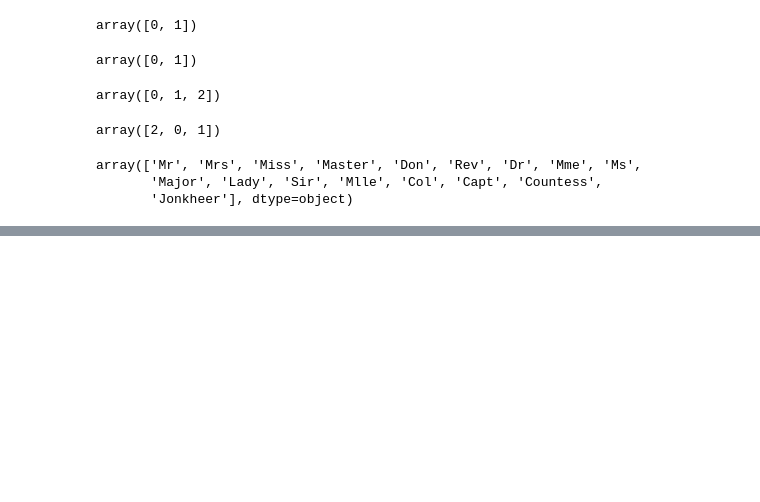
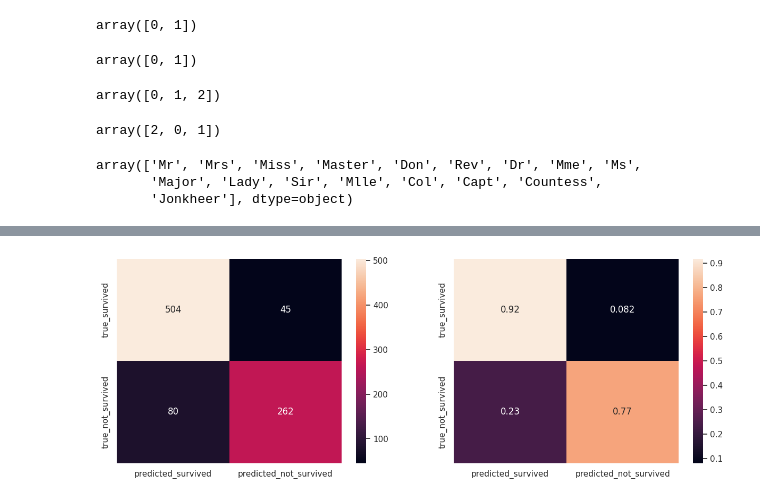
Before and after one commit to Ankudar/kaggle, a Jupyter notebook: titanic.ipynb, the cells around one changed output, grey strips where cells are left out. Saved outputs shown, nothing was run; the diff lists cells and outputs as text; code cells hidden in the pictures; blank space fills up the shorter version.

```diff
--- a/titanic.ipynb
+++ b/titanic.ipynb
@@ -702,0 +560,16 @@ Your submission was successfully saved!
+# %%
+# Стохастический градиентный спуск (SGD) с подбором лучшего max_iter
+if check_all_models == True:
+    best_accuracy = 0
+    best_iter = 0
+
+    for i in range(2, 100):
+        model = SGDClassifier(max_iter=i, tol=None, random_state=r_state)
+        model.fit(X_train_split, y_train_split)
+        acc_sgd = round(model.score(X_test_split, y_test_split) * 100, 2)
+        if acc_sgd > best_accuracy:
+            best_accuracy = acc_sgd
+            best_iter = i
+
+    print("Best accuracy is " + str(best_accuracy) + "% with max_iter = " + str(best_iter))
+    results['SGDClassifier'] = {'best_accuracy': best_accuracy, 'best_params': {'max_iter': best_iter}}
@@ -702,0 +778,72 @@ Your submission was successfully saved!
+# %%
+#Матрица неточностей/ошибок (confusion matrix) по лучшей моделе
+from xgboost import XGBClassifier
+from sklearn.metrics import confusion_matrix
+import matplotlib.pyplot as plt
+import itertools
+import seaborn as sns
+sns.set()
+
+# Словарь, отображающий имя модели на её класс
+model_dict = {
+    'LogisticRegression': LogisticRegression,
+    'SVC': SVC,
+    'KNeighborsClassifier': KNeighborsClassifier,
+    'DecisionTreeClassifier': DecisionTreeClassifier,
+    'RandomForestClassifier': RandomForestClassifier,
+    'GaussianNB': GaussianNB,
+    'Perceptron': Perceptron,
+    'SGDClassifier': SGDClassifier,
+    'GradientBoostingClassifier': GradientBoostingClassifier,
+    'CatBoostClassifier': CatBoostClassifier,
+    'XGBClassifier': XGBClassifier  # Замените на вашу функцию для создания модели Keras
+}
+
+if check_all_models == False:
+    model_name = "SGDClassifier"
+    best_params = {'max_iter': 51}
+    results = {}
+    results[model_name] = {'best_params': best_params, 'best_accuracy': 0.9}  # Предположим, что лучшая точность составила 90%
+
+
+# Получение лучшей модели и её параметров
+best_model_name, best_model_info = max(results.items(), key=lambda x: x[1]['best_accuracy'])
+best_model_class = model_dict[best_model_name]
+best_params = best_model_info['best_params']
+
+# Создание экземпляра лучшей модели с лучшими параметрами
+model = best_model_class(**best_params)
+
+# Обучение модели и вывод результатов
+model.fit(X_train, y_train)
+y_pred = model.predict(X_train)
+acc = round(model.score(X_train, y_train) * 100, 2)
+print(f"Accuracy: {acc} %")
+
+class_names = ['survived', 'not_survived']
+
+# Compute confusion matrix
+cnf_matrix = confusion_matrix(y_train, y_pred)
+
+cnf_matrix_percent = cnf_matrix.astype('float') / cnf_matrix.sum(axis=1)[:, np.newaxis]
+
+
+true_class_names = ['true_survived', 'true_not_survived']
+predicted_class_names = ['predicted_survived', 'predicted_not_survived']
+
+df_cnf_matrix = pd.DataFrame(cnf_matrix,
+                             index = true_class_names,
+                             columns = predicted_class_names)
+
+df_cnf_matrix_percent = pd.DataFrame(cnf_matrix_percent,
+                                     index = true_class_names,
+                                     columns = predicted_class_names)
+
+plt.figure(figsize = (15,5))
+
+plt.subplot(121)
+sns.heatmap(df_cnf_matrix, annot=True, fmt='d')
+
+plt.subplot(122)
+sns.heatmap(df_cnf_matrix_percent, annot=True)
+# %% [output]
@@ -702,0 +852 @@ Your submission was successfully saved!
+[figure, added]
```
Also changed, not shown: parts of 61 cells of this notebook.
